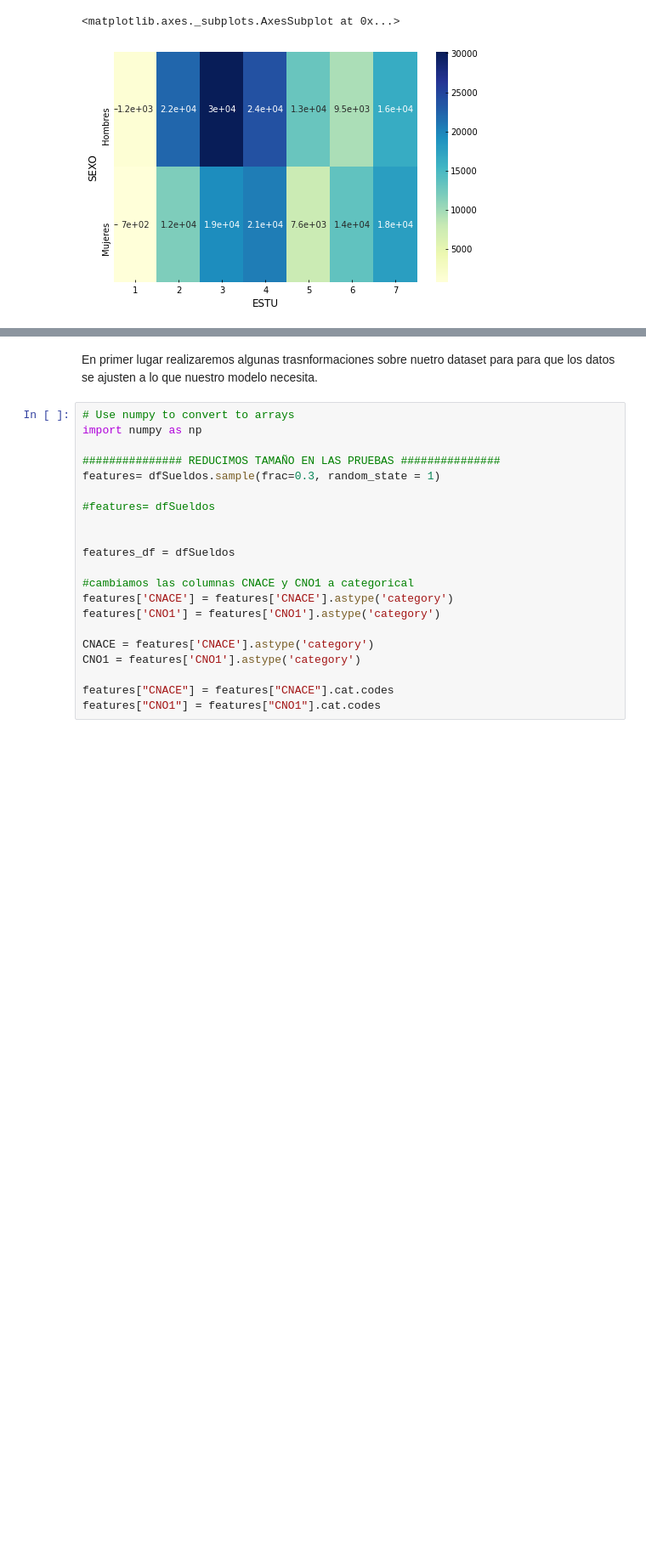
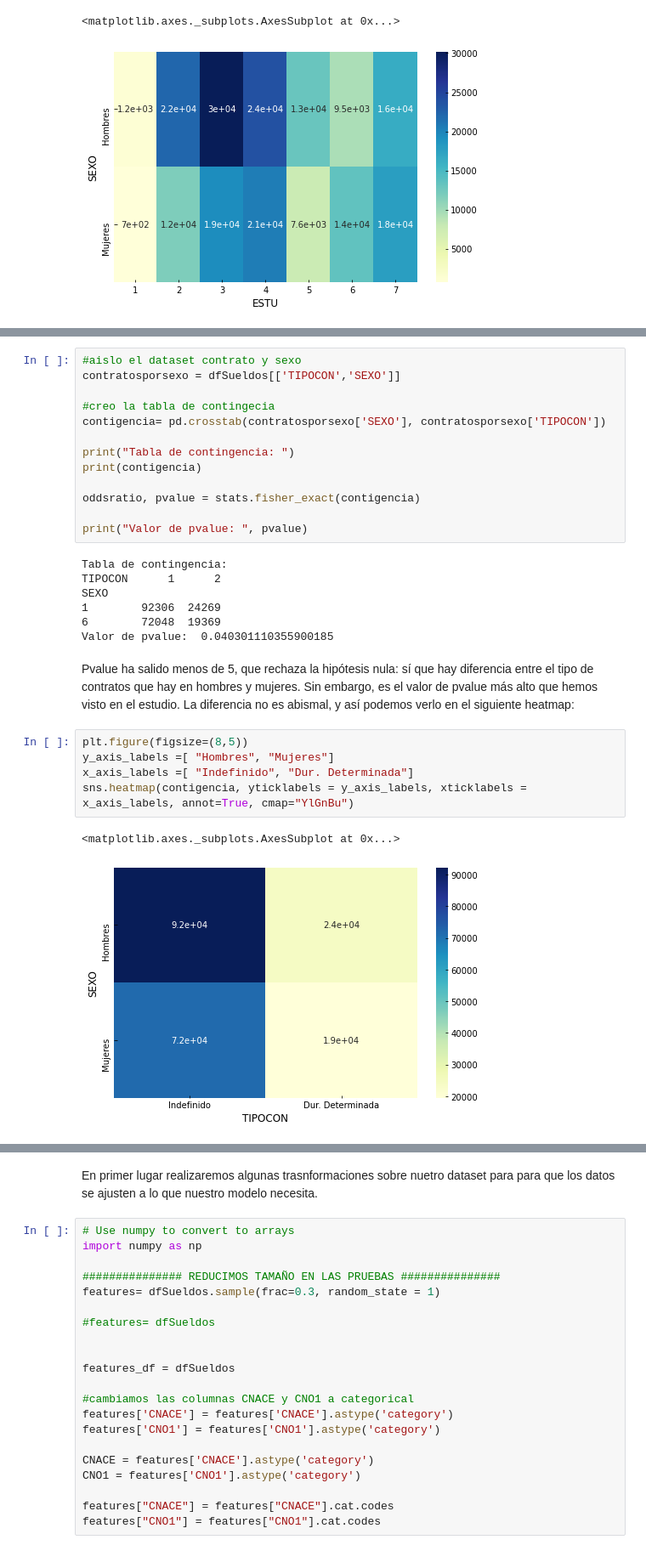
Before and after one commit to Jorge-Saura/UOC-Tipologia-Practica2, a Jupyter notebook: practica.ipynb, the cells around one changed output, grey strips where cells are left out. Shown at 85% size. Saved outputs shown, nothing was run; the diff lists cells and outputs as text; blank space fills up the shorter version.

Commit message:
Test de Fisher y comentarios generales

```diff
--- a/practica.ipynb
+++ b/practica.ipynb
@@ -925,0 +936,32 @@ sns.heatmap(tablecontigency, yticklabels = y_axis_labels, annot=True, cmap="YlGn
+# %%
+#aislo el dataset contrato y sexo
+contratosporsexo = dfSueldos[['TIPOCON','SEXO']]
+
+#creo la tabla de contingecia
+contigencia= pd.crosstab(contratosporsexo['SEXO'], contratosporsexo['TIPOCON'])
+
+print("Tabla de contingencia: ")
+print(contigencia)
+
+oddsratio, pvalue = stats.fisher_exact(contigencia)
+
+print("Valor de pvalue: ", pvalue)
+# %% [output]
+Tabla de contingencia:
+TIPOCON      1      2
+SEXO
+1        92306  24269
+6        72048  19369
+Valor de pvalue:  0.040301110355900185
+# %% [markdown]
+Pvalue ha salido menos de 5, que rechaza la hipótesis nula: sí que hay diferencia entre el tipo de contratos que hay en hombres y mujeres.
+Sin embargo, es el valor de pvalue más alto que hemos visto en el estudio.
+La diferencia no es abismal, y así podemos verlo en el siguiente heatmap:
+# %%
+plt.figure(figsize=(8,5))
+y_axis_labels =[ "Hombres", "Mujeres"]
+x_axis_labels =[ "Indefinido", "Dur. Determinada"]
+sns.heatmap(contigencia, yticklabels = y_axis_labels, xticklabels = x_axis_labels, annot=True, cmap="YlGnBu")
+# %% [output]
+<matplotlib.axes._subplots.AxesSubplot at 0x...>
+[figure, added]
```
Also changed, not shown: parts of 34 cells of this notebook.
